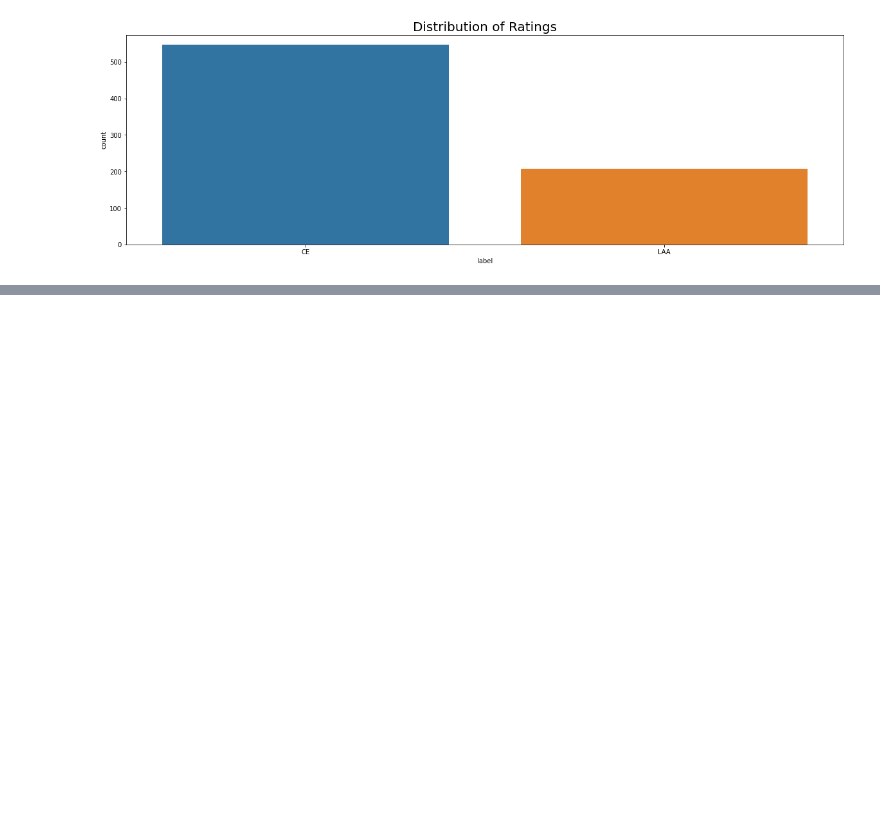
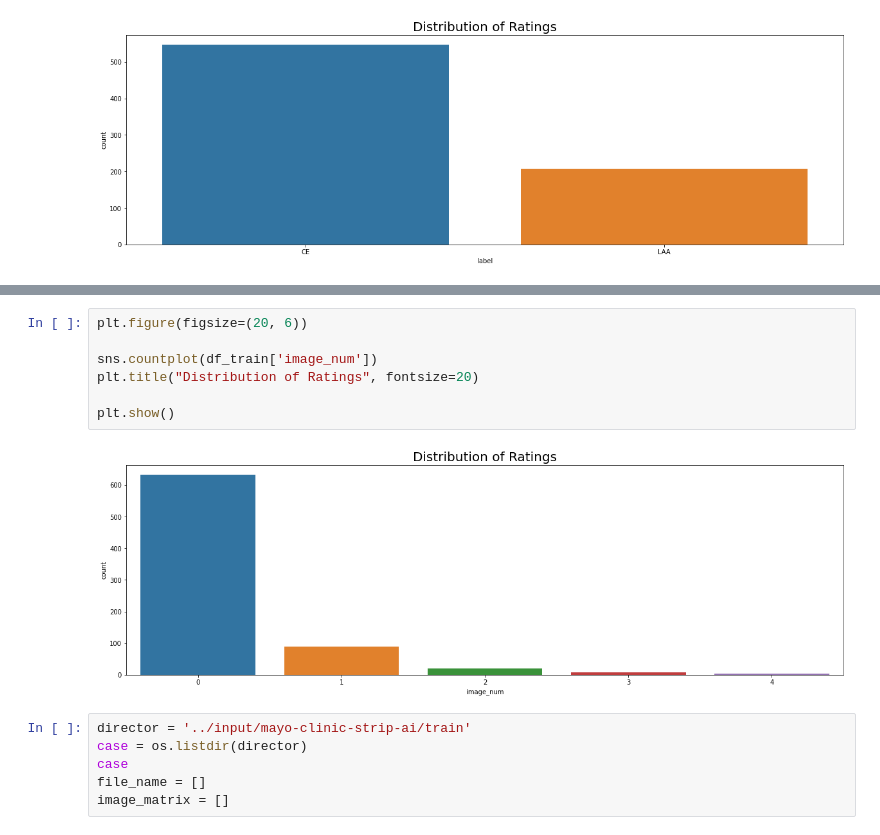
Before and after one commit to p3p31v/Mayo-Clinic, a Jupyter notebook: notebookd85fe10b94.ipynb, the cells around one changed output, grey strips where cells are left out. Saved outputs shown, nothing was run; the diff lists cells and outputs as text; blank space fills up the shorter version.

Commit message:
Kaggle Notebook | Mayo Clinic - STRIP AI: Exploring data | Version 3

```diff
--- a/notebookd85fe10b94.ipynb
+++ b/notebookd85fe10b94.ipynb
@@ -45,0 +57,15 @@ plt.show()
+# %%
+plt.figure(figsize=(20, 6))
+
+sns.countplot(df_train['image_num'])
+plt.title("Distribution of Ratings", fontsize=20)
+
+plt.show()
+# %% [output]
+[figure, added]
+# %%
+director = '../input/mayo-clinic-strip-ai/train'
+case = os.listdir(director)
+case
+file_name = []
+image_matrix = []
```
Also changed, not shown: parts of 8 cells of this notebook.
